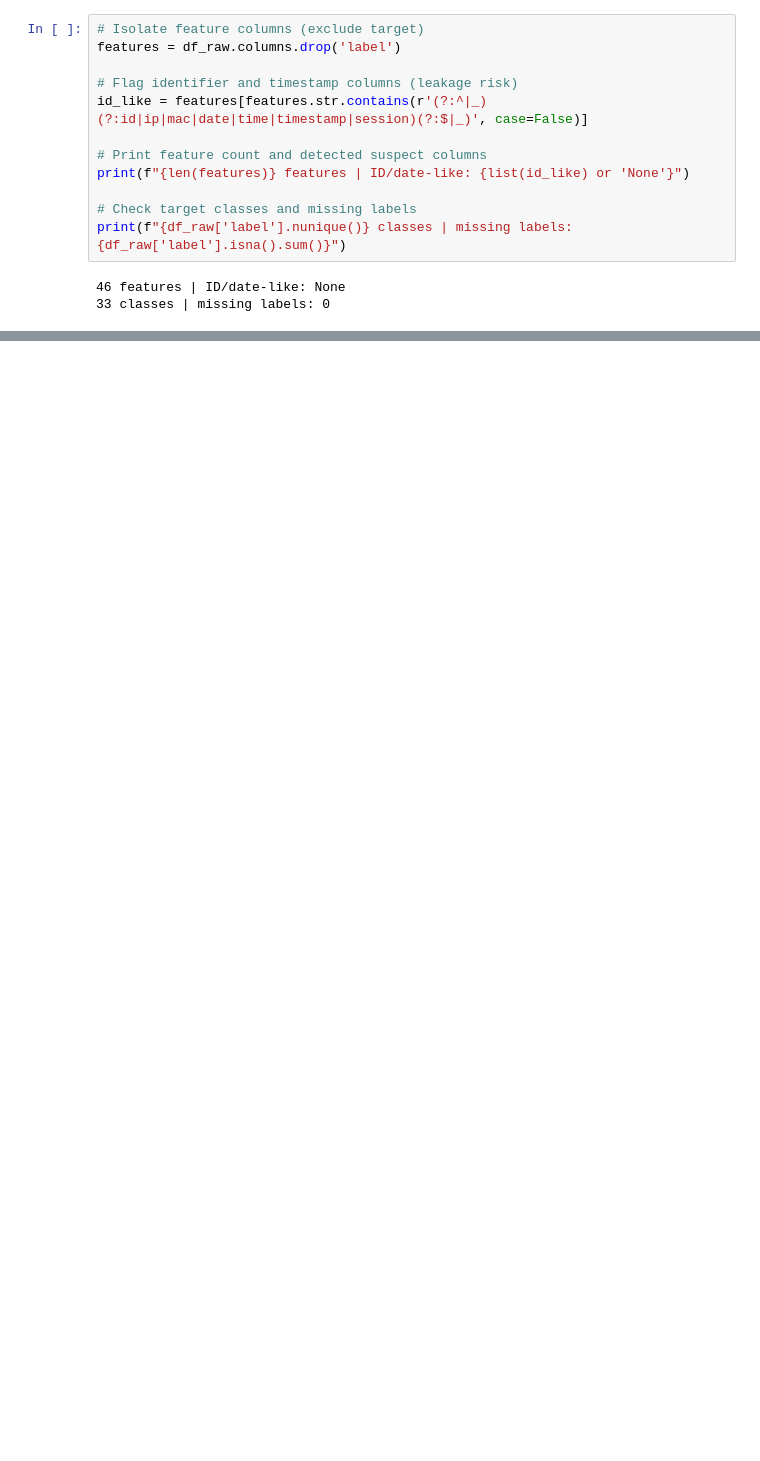
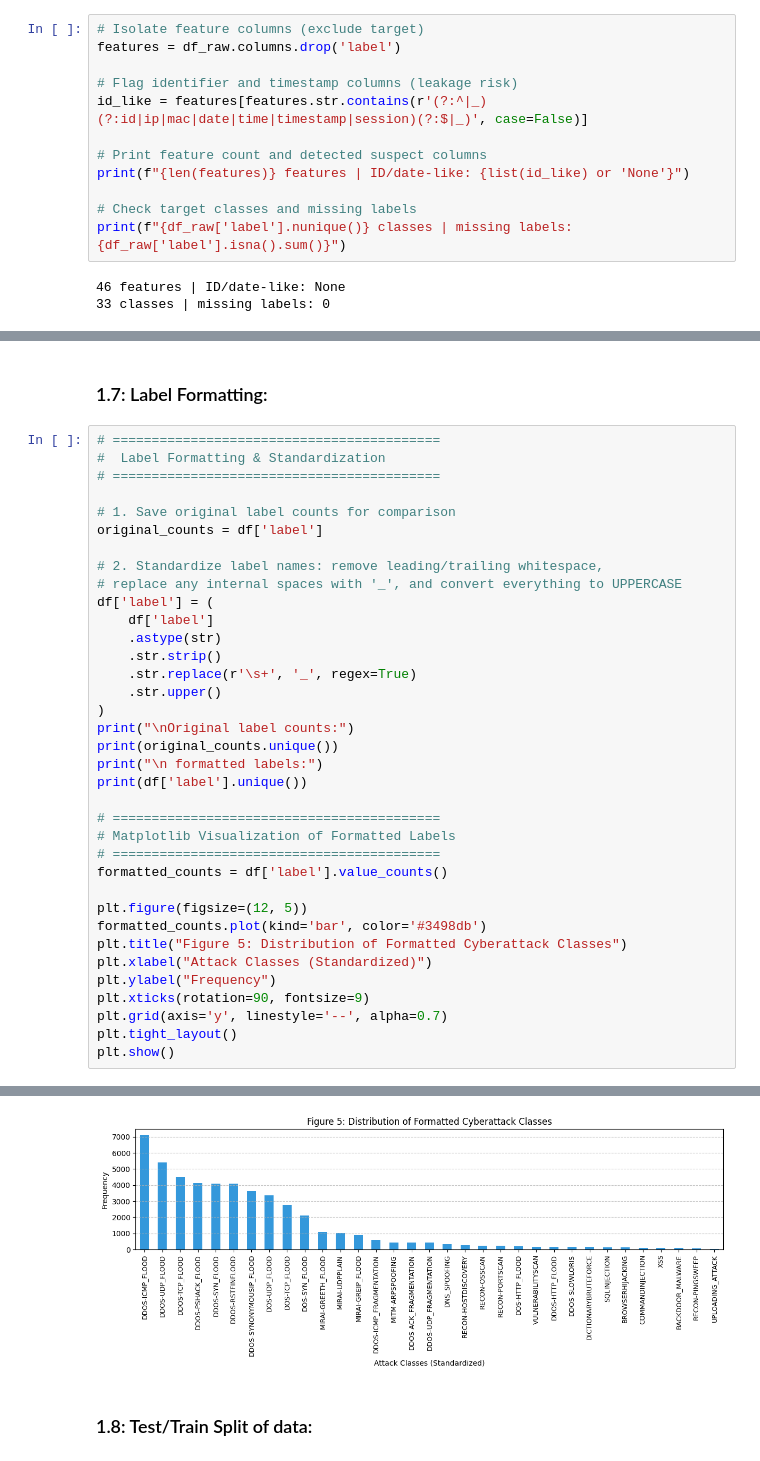
Before and after one commit to MK545BH/IT7009-Project, a Jupyter notebook: IT7009_Project.ipynb, the cells around one changed output, grey strips where cells are left out. Drawn from its saved outputs; the diff is of its cells as text; blank space fills up the shorter version.

```diff
--- a/IT7009_Project.ipynb
+++ b/IT7009_Project.ipynb
@@ -249,0 +319,39 @@ Shape after removing duplicates: (48786, 47)
+# %% [markdown]
+### 1.7: Label Formatting:
+# %%
+# ==========================================
+#  Label Formatting & Standardization
+# ==========================================
+
+# 1. Save original label counts for comparison
+original_counts = df['label']
+
+# 2. Standardize label names: remove leading/trailing whitespace,
+# replace any internal spaces with '_', and convert everything to UPPERCASE
+df['label'] = (
+    df['label']
+    .astype(str)
+    .str.strip()
+    .str.replace(r'\s+', '_', regex=True)
+    .str.upper()
+)
+print("\nOriginal label counts:")
+print(original_counts.unique())
+print("\n formatted labels:")
+print(df['label'].unique())
+
+# ==========================================
+# Matplotlib Visualization of Formatted Labels
+# ==========================================
+formatted_counts = df['label'].value_counts()
+
+plt.figure(figsize=(12, 5))
+formatted_counts.plot(kind='bar', color='#3498db')
+plt.title("Figure 5: Distribution of Formatted Cyberattack Classes")
+plt.xlabel("Attack Classes (Standardized)")
+plt.ylabel("Frequency")
+plt.xticks(rotation=90, fontsize=9)
+plt.grid(axis='y', linestyle='--', alpha=0.7)
+plt.tight_layout()
+plt.show()
+# %% [output]
@@ -249,0 +375,3 @@ Shape after removing duplicates: (48786, 47)
+[figure, added]
+# %% [markdown]
+### 1.8: Test/Train Split of data:
```
Also changed, not shown: parts of 17 cells of this notebook.
